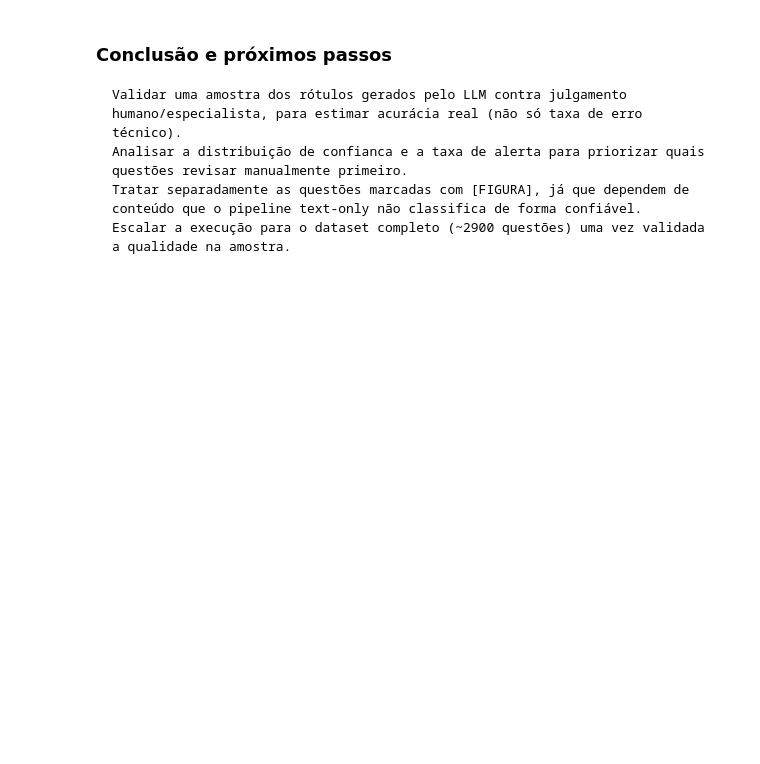
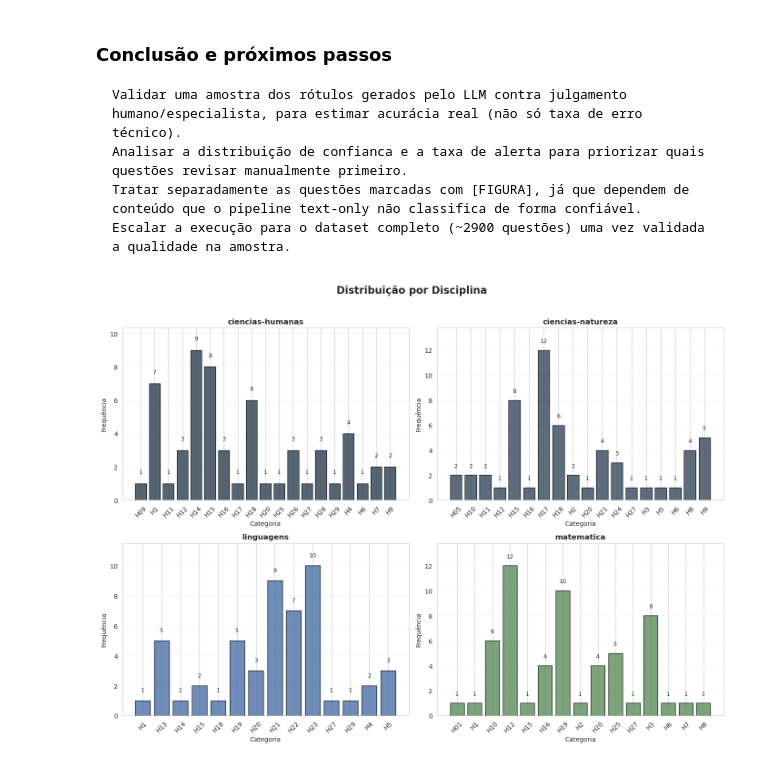
Before and after one commit to amasai-santos/ENEM-LLM-RAG, a Jupyter notebook: extracao_pdf_labeling.ipynb, the cells around one changed output. Cells and saved outputs as stored; diff of their text form; code cells hidden in the pictures; blank space fills up the shorter version.

```diff
--- a/extracao_pdf_labeling.ipynb
+++ b/extracao_pdf_labeling.ipynb
@@ -1093,3 +1073,81 @@ df_final
     Analisar a distribuição de confianca e a taxa de alerta para priorizar quais questões revisar manualmente primeiro.
     Tratar separadamente as questões marcadas com [FIGURA], já que dependem de conteúdo que o pipeline text-only não classifica de forma confiável.
     Escalar a execução para o dataset completo (~2900 questões) uma vez validada a qualidade na amostra.
+# %%
+import matplotlib.pyplot as plt
+import seaborn as sns
+
+# ============================================
+# PLOTAR DISTRIBUIÇÃO POR DISCIPLINA - 2x2 COM ESTILO
+# ============================================
+
+# Definir coluna que você quer plotar
+coluna_plot = 'habilidade_principal'  # ← MUDE AQUI!
+
+# Configurar estilo
+sns.set_style('whitegrid')
+plt.rcParams['font.size'] = 10
+
+# Obter disciplinas
+disciplinas = sorted(set(df['discipline']))
+
+# Criar subplots 2x2
+fig, axes = plt.subplots(2, 2, figsize=(14, 10))
+axes = axes.flatten()
+
+# Cores diferentes para cada disciplina
+cores = ['#2c3e50', '#34495e', '#4a6fa5', '#5b8c5a']
+cores = cores[:len(disciplinas)]
+
+# Plotar cada disciplina
+for i, (disciplina, cor) in enumerate(zip(disciplinas, cores)):
+    # Filtrar dados
+    dados_disciplina = df_final[df_final['discipline'] == disciplina]
+
+    # Contar valores
+    contagens = dados_disciplina[coluna_plot].value_counts().sort_index()
+
+    # Plotar barras
+    bars = axes[i].bar(
+        contagens.index.astype(str),
+        contagens.values,
+        color=cor,
+        alpha=0.8,
+        edgecolor='black',
+        linewidth=1
+    )
+
+    # Adicionar valores nas barras
+    for bar in bars:
+        height = bar.get_height()
+        axes[i].text(
+            bar.get_x() + bar.get_width()/2.,
+            height + 0.5,
+            f'{int(height)}',
+            ha='center',
+            va='bottom',
+            fontsize=9
+        )
+
+    # Configurações
+    axes[i].set_title(f'{disciplina}', fontsize=12, fontweight='bold')
+    axes[i].set_xlabel('Categoria', fontsize=10)
+    axes[i].set_ylabel('Frequência', fontsize=10)
+    axes[i].grid(True, alpha=0.3, linestyle='--', axis='y')
+    axes[i].tick_params(axis='x', rotation=45)
+
+    # Ajustar limite do eixo y para acomodar os valores
+    axes[i].set_ylim(0, contagens.max() * 1.15)
+
+# Remover subplots vazios
+for j in range(i+1, len(axes)):
+    fig.delaxes(axes[j])
+
+# Título geral
+fig.suptitle('Distribuição por Disciplina', fontsize=16, fontweight='bold', y=1.02)
+
+# Ajustar layout
+plt.tight_layout()
+plt.show()
+# %% [output]
+[figure, added]
```
Also changed, not shown: parts of 4 cells of this notebook.
